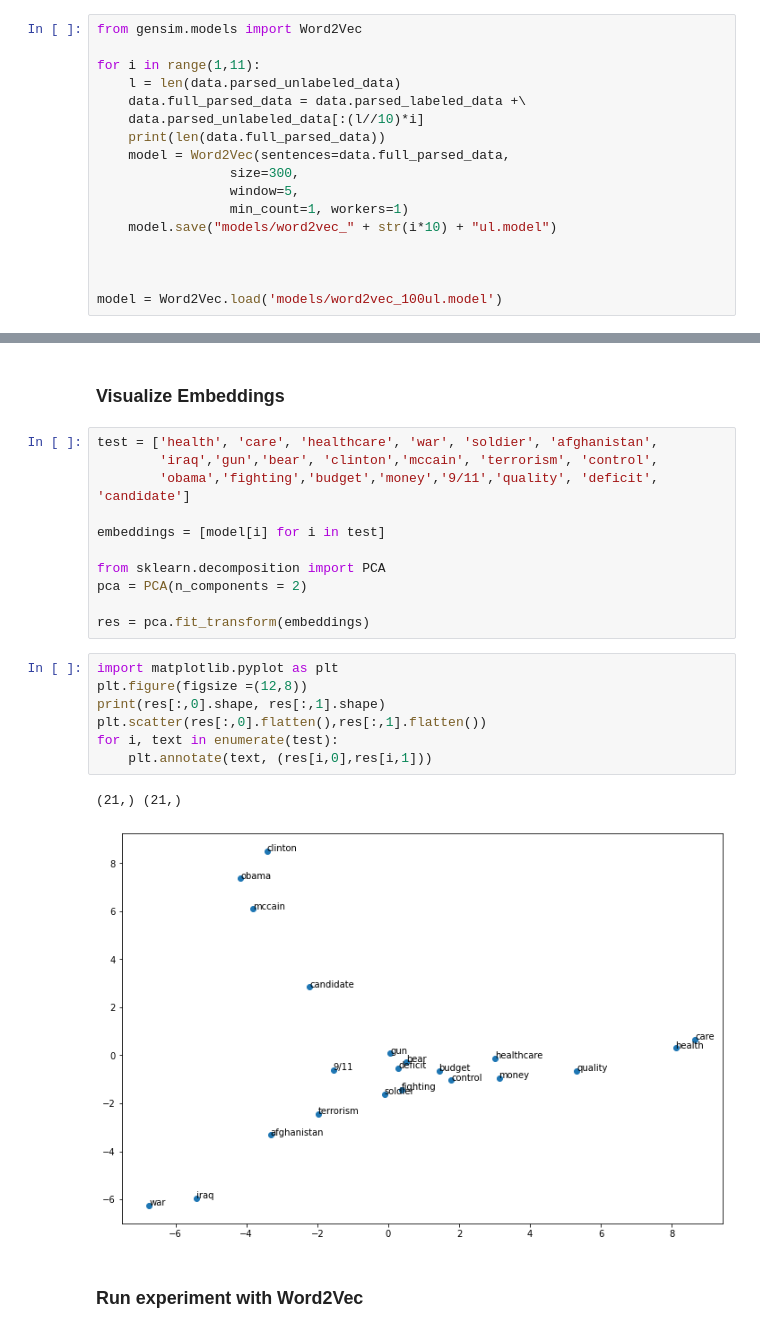
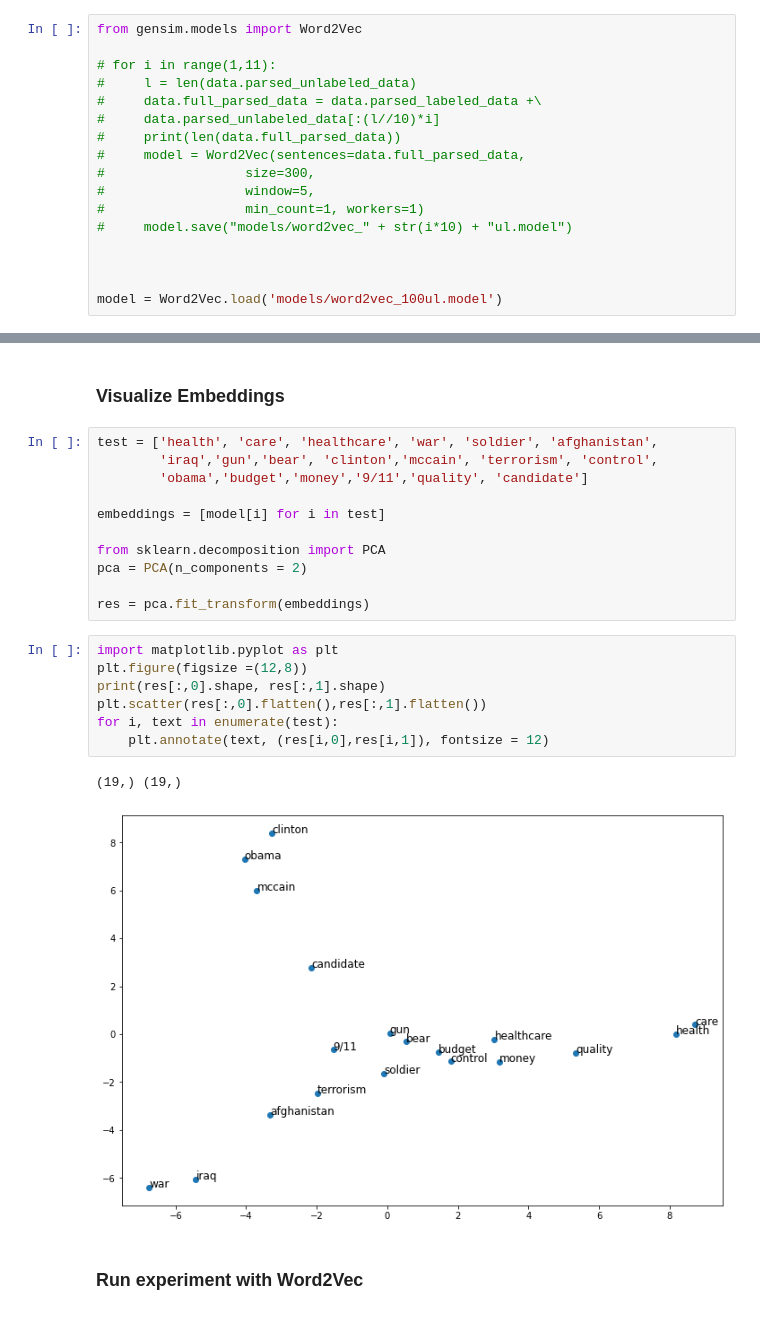
Before and after one commit to SamShowalter/CS272-NLP, a Jupyter notebook: hw1/hw1_experiments.ipynb, the cells around one changed output, grey strips where cells are left out. Cells and saved outputs as stored; diff of their text form.

```diff
--- a/hw1/hw1_experiments.ipynb
+++ b/hw1/hw1_experiments.ipynb
@@ -323,16 +396,16 @@ data.full_parsed_data = data.parsed_labeled_data + data.parsed_unlabeled_data
 # %%
 from gensim.models import Word2Vec
 
-for i in range(1,11):
-    l = len(data.parsed_unlabeled_data)
-    data.full_parsed_data = data.parsed_labeled_data +\
-    data.parsed_unlabeled_data[:(l//10)*i]
-    print(len(data.full_parsed_data))
-    model = Word2Vec(sentences=data.full_parsed_data,
-                 size=300,
-                 window=5,
-                 min_count=1, workers=1)
-    model.save("models/word2vec_" + str(i*10) + "ul.model")
+# for i in range(1,11):
+#     l = len(data.parsed_unlabeled_data)
+#     data.full_parsed_data = data.parsed_labeled_data +\
+#     data.parsed_unlabeled_data[:(l//10)*i]
+#     print(len(data.full_parsed_data))
+#     model = Word2Vec(sentences=data.full_parsed_data,
+#                  size=300,
+#                  window=5,
+#                  min_count=1, workers=1)
+#     model.save("models/word2vec_" + str(i*10) + "ul.model")
 
 
 
@@ -353,7 +415,7 @@ model = Word2Vec.load('models/word2vec_100ul.model')
 # %%
 test = ['health', 'care', 'healthcare', 'war', 'soldier', 'afghanistan',
         'iraq','gun','bear', 'clinton','mccain', 'terrorism', 'control',
-        'obama','fighting','budget','money','9/11','quality', 'deficit', 'candidate']
+        'obama','budget','money','9/11','quality', 'candidate']
 
 embeddings = [model[i] for i in test]
 
@@ -364,13 +426,13 @@ res = pca.fit_transform(embeddings)
 # %%
 import matplotlib.pyplot as plt
 plt.figure(figsize =(12,8))
 print(res[:,0].shape, res[:,1].shape)
 plt.scatter(res[:,0].flatten(),res[:,1].flatten())
 for i, text in enumerate(test):
-    plt.annotate(text, (res[i,0],res[i,1]))
+    plt.annotate(text, (res[i,0],res[i,1]), fontsize = 12)
 # %% [output]
-(21,) (21,)
+(19,) (19,)
-[figure, old version]
+[figure, new version]
 # %% [markdown]
 ### Run experiment with Word2Vec
 # %%
```
Also changed, not shown: parts of 14 cells of this notebook.
